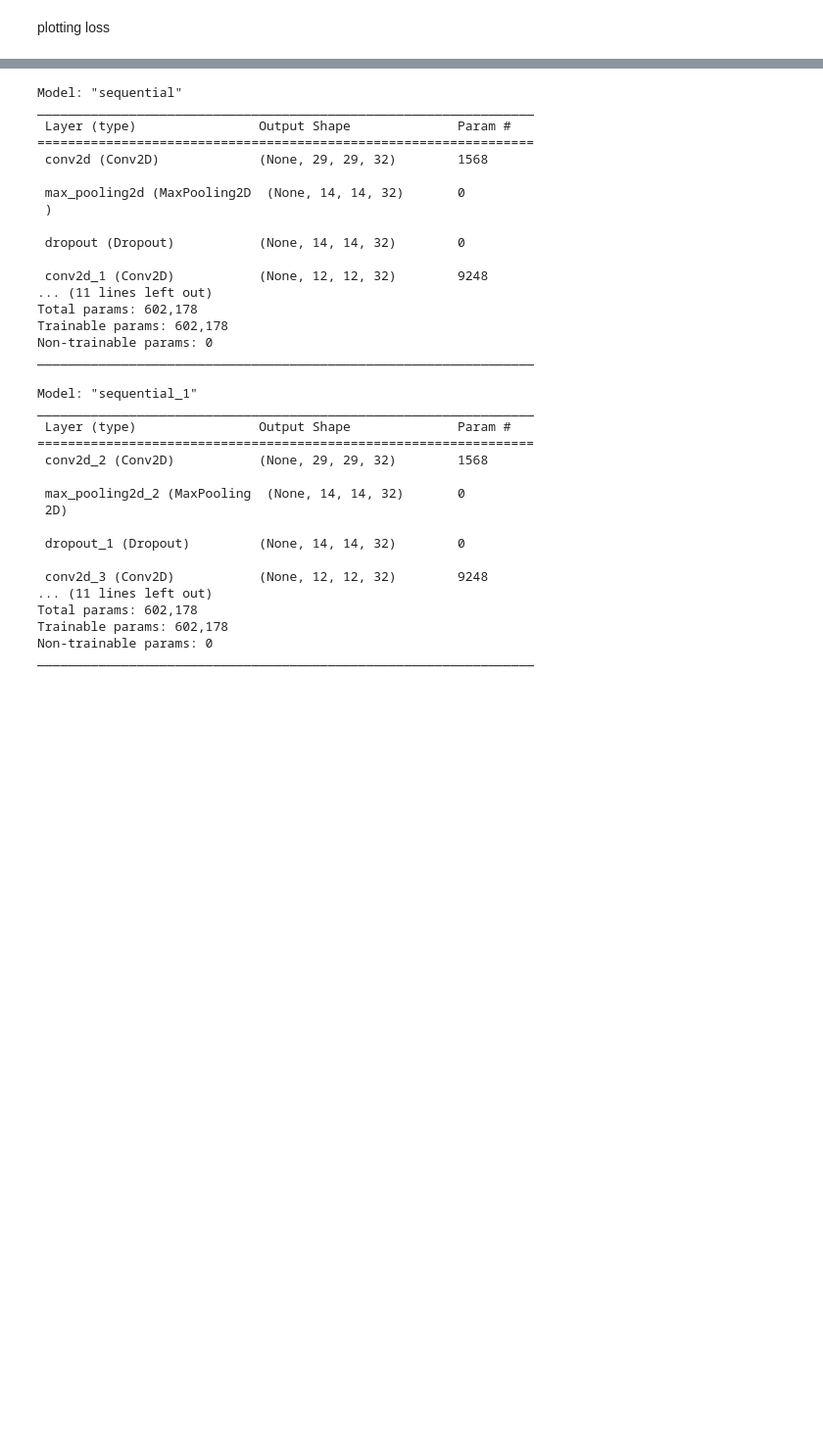
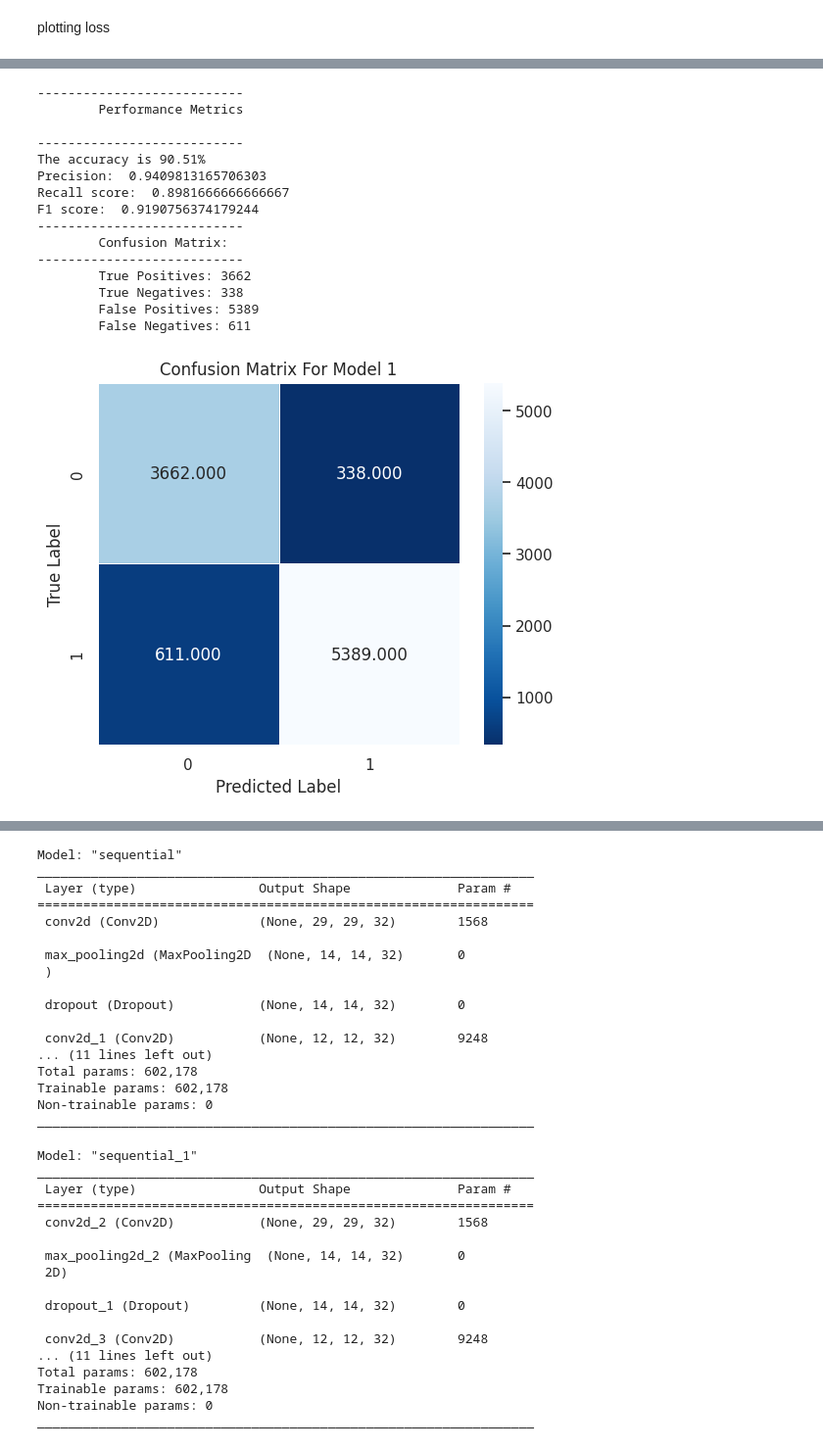
Before and after one commit to s-hashirahmed/cif10, a Jupyter notebook: c10.ipynb, the cells around one changed output, grey strips where cells are left out. Shown at 98% size. Saved outputs shown, nothing was run; the diff lists cells and outputs as text; code cells hidden in the pictures; blank space fills up the shorter version.

```diff
--- a/c10.ipynb
+++ b/c10.ipynb
@@ -453,0 +457,41 @@ print(cm_6)
+# %%
+print("---------------------------")
+print('\tPerformance Metrics \n')
+print("---------------------------")
+print("The accuracy is "+str(metrics.accuracy_score(y_test_temp_1,y_hat_temp_1)*100)+"%")
+print('Precision: ',metrics.precision_score(y_test_temp_1,y_hat_temp_1))
+print('Recall score: ',metrics.recall_score(y_test_temp_1,y_hat_temp_1))
+print('F1 score: ',metrics.f1_score(y_test_temp_1,y_hat_temp_1))
+
+print("---------------------------")
+print('\tConfusion Matrix:')
+print("---------------------------")
+cm_1 = confusion_matrix(y_test_temp_1,y_hat_temp_1)
+sns.heatmap(cm_1, annot=True, fmt=".3f", linewidths=.5, square = True, cmap = 'Blues_r')
+print("\tTrue Positives:",cm_1[0,0])
+print("\tTrue Negatives:",cm_1[0,1])
+print("\tFalse Positives:",cm_1[1,1])
+print("\tFalse Negatives:",cm_1[1,0])
+print("")
+plt.xlabel("Predicted Label")
+plt.ylabel("True Label")
+plt.title("Confusion Matrix For Model 1")
+plt.show()
+# print("\tConfusion Matrix: \n")
+# %% [output]
+---------------------------
+        Performance Metrics
+
+---------------------------
+The accuracy is 90.51%
+Precision:  0.9409813165706303
+Recall score:  0.8981666666666667
+F1 score:  0.9190756374179244
+---------------------------
+        Confusion Matrix:
+---------------------------
+        True Positives: 3662
+        True Negatives: 338
+        False Positives: 5389
+        False Negatives: 611
+[figure, added]
```
Also changed, not shown: parts of 28 cells of this notebook, 11 other files.
